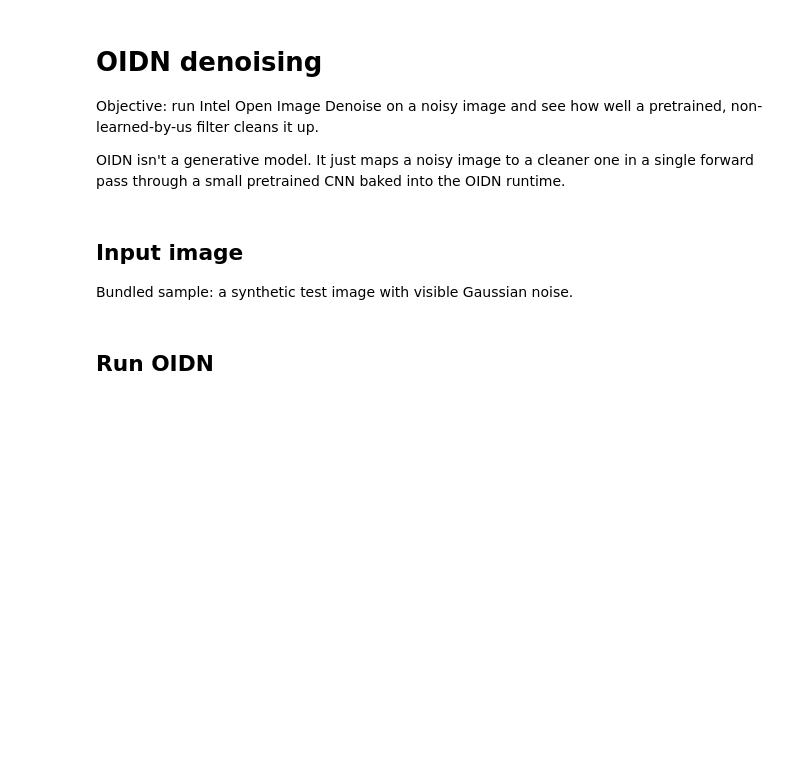
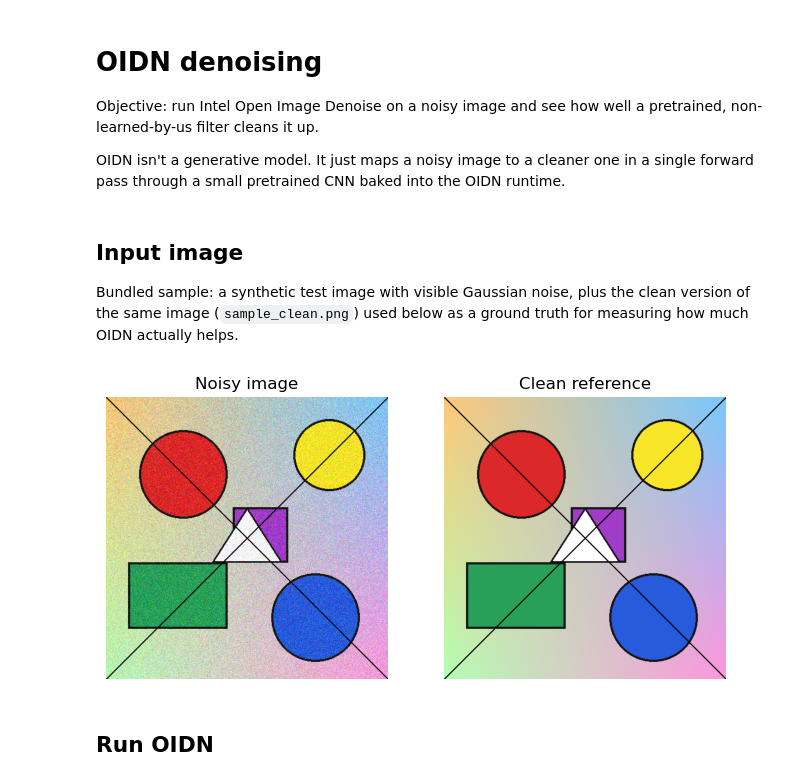
Before and after one commit to Udbhav748/PIXEL-AI, a Jupyter notebook: notebooks/01_OIDN.ipynb, the cells around one changed output. Saved outputs shown, nothing was run; the diff lists cells and outputs as text; code cells hidden in the pictures; blank space fills up the shorter version.

```diff
--- a/notebooks/01_OIDN.ipynb
+++ b/notebooks/01_OIDN.ipynb
@@ -8,24 +8,35 @@ OIDN isn't a generative model. It just maps a noisy image to a cleaner one in a
 import sys
 from pathlib import Path
 
-sys.path.append(str(Path.cwd().parent))
-
+import numpy as np
 from PIL import Image
 import matplotlib.pyplot as plt
 
+PROJECT_ROOT = Path.cwd().parent
+sys.path.append(str(PROJECT_ROOT))
+
 from oidn.inference import denoise, add_synthetic_noise, SAMPLE_NOISY
+
+RESULTS_DIR = PROJECT_ROOT / "results" / "oidn"
+SAMPLE_CLEAN = PROJECT_ROOT / "oidn" / "sample_images" / "sample_clean.png"
 # %% [markdown]
 ## Input image
 
-Bundled sample: a synthetic test image with visible Gaussian noise.
+Bundled sample: a synthetic test image with visible Gaussian noise, plus the clean version of the same image (`sample_clean.png`) used below as a ground truth for measuring how much OIDN actually helps.
 # %%
 noisy_image = Image.open(SAMPLE_NOISY)
+clean_image = Image.open(SAMPLE_CLEAN)
 
-plt.figure(figsize=(4, 4))
-plt.imshow(noisy_image)
-plt.title("Noisy image")
-plt.axis("off")
+fig, axes = plt.subplots(1, 2, figsize=(8, 4))
+axes[0].imshow(noisy_image)
+axes[0].set_title("Noisy image")
+axes[0].axis("off")
+axes[1].imshow(clean_image)
+axes[1].set_title("Clean reference")
+axes[1].axis("off")
 plt.show()
+# %% [output]
+[figure, added]
 # %% [markdown]
 ## Run OIDN
 # %%
```
Also changed, not shown: parts of 7 cells of this notebook, 12 other files.
